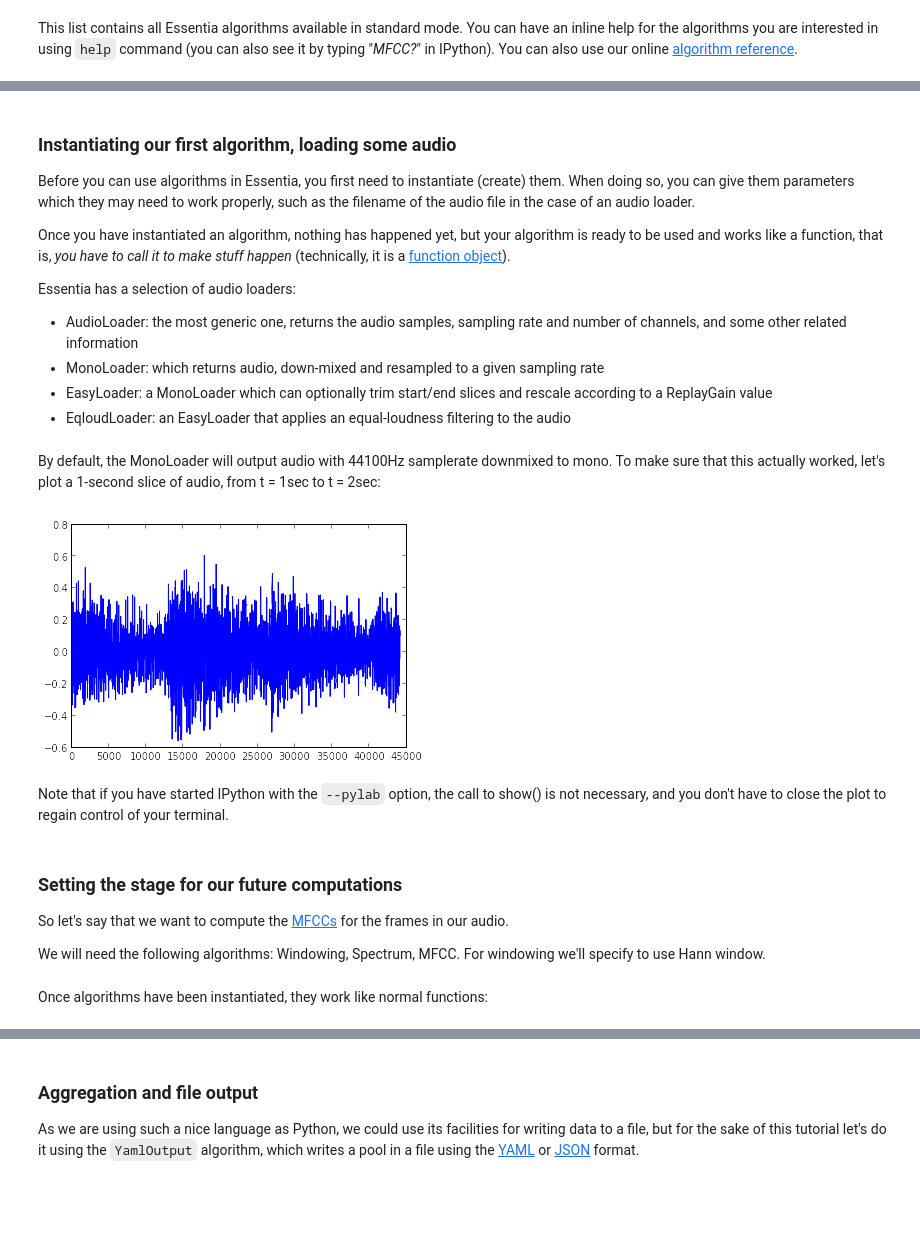
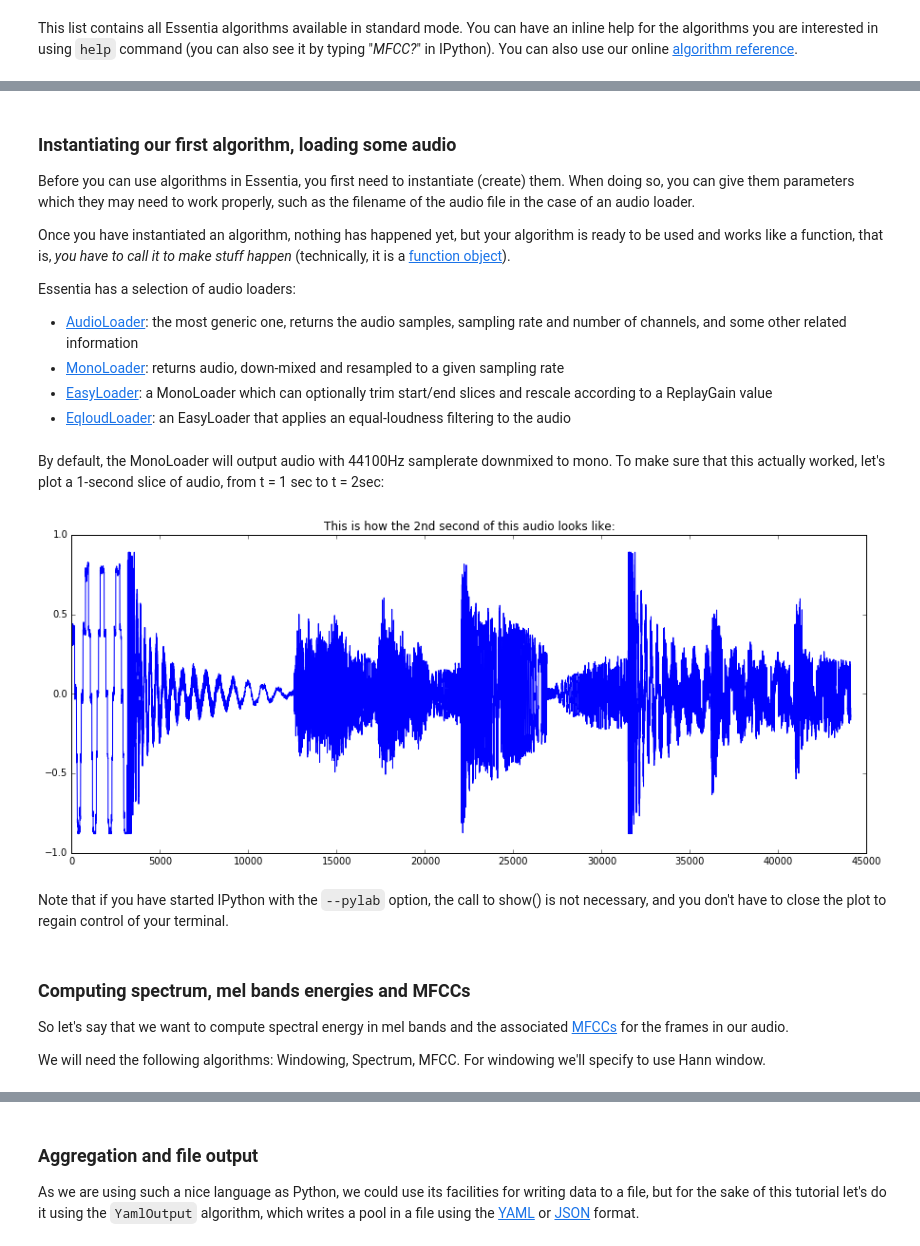
Before and after one commit to MTG/essentia, a Jupyter notebook: src/examples/tutorial/essentia_python_tutorial.ipynb, the cells around one changed output, grey strips where cells are left out. Drawn from its saved outputs; the diff is of its cells as text; code cells hidden in the pictures; blank space fills up the shorter version.

Commit message:
Update python tutorial
- Better plots
- Explain FrameGenerator (closes #424)
- Add links to python code examples
- Add links to documentation for important algorithms
- Small text improvements

```diff
--- a/src/examples/tutorial/essentia_python_tutorial.ipynb
+++ b/src/examples/tutorial/essentia_python_tutorial.ipynb
@@ -73,32 +73,36 @@ Once you have instantiated an algorithm, nothing has happened yet, but your algo
 
 Essentia has a selection of audio loaders:
 
-- AudioLoader: the most generic one, returns the audio samples, sampling rate and number of channels, and some other related information
-- MonoLoader: which returns audio, down-mixed and resampled to a given sampling rate
-- EasyLoader: a MonoLoader which can optionally trim start/end slices and rescale according to a ReplayGain value
-- EqloudLoader: an EasyLoader that applies an equal-loudness filtering to the audio
+- [AudioLoader](http://essentia.upf.edu/documentation/reference/std_AudioLoader.html): the most generic one, returns the audio samples, sampling rate and number of channels, and some other related information
+- [MonoLoader](http://essentia.upf.edu/documentation/reference/std_MonoLoader.html): returns audio, down-mixed and resampled to a given sampling rate
+- [EasyLoader](http://essentia.upf.edu/documentation/reference/std_EasyLoader.html): a MonoLoader which can optionally trim start/end slices and rescale according to a ReplayGain value
+- [EqloudLoader](http://essentia.upf.edu/documentation/reference/std_EqloudLoader.html): an EasyLoader that applies an equal-loudness filtering to the audio
 # %%
 # we start by instantiating the audio loader:
-loader = essentia.standard.MonoLoader(filename='../../../test/audio/recorded/musicbox.wav')
+loader = essentia.standard.MonoLoader(filename='../../../test/audio/recorded/dubstep.wav')
 
 # and then we actually perform the loading:
 audio = loader()
 # %% [markdown]
-By default, the MonoLoader will output audio with 44100Hz samplerate downmixed to mono. To make sure that this actually worked, let's plot a 1-second slice of audio, from t = 1sec to t = 2sec:
+By default, the MonoLoader will output audio with 44100Hz samplerate downmixed to mono. To make sure that this actually worked, let's plot a 1-second slice of audio, from t = 1 sec to t = 2sec:
 # %%
 # pylab contains the plot() function, as well as figure, etc... (same names as Matlab)
 from pylab import plot, show, figure, imshow
+%matplotlib inline
+import matplotlib.pyplot as plt
+plt.rcParams['figure.figsize'] = (15, 6) # set plot sizes to something larger than default
 
 plot(audio[1*44100:2*44100])
+plt.title("This is how the 2nd second of this audio looks like:")
 show() # unnecessary if you started "ipython --pylab"
 # %% [output]
-[figure, old version]
+[figure, new version]
 # %% [markdown]
 Note that if you have started IPython with the ``--pylab`` option, the call to
 show() is not necessary, and you don't have to close the plot to regain control of your terminal.
 # %% [markdown]
-### Setting the stage for our future computations
-So let's say that we want to compute the [MFCCs](http://en.wikipedia.org/wiki/Mel-frequency_cepstral_coefficient) for the frames in our audio.
+### Computing spectrum, mel bands energies and MFCCs
+So let's say that we want to compute spectral energy in mel bands and the associated [MFCCs](http://en.wikipedia.org/wiki/Mel-frequency_cepstral_coefficient) for the frames in our audio.
 
 We will need the following algorithms: Windowing, Spectrum, MFCC. For windowing we'll specify to use Hann window.
 # %%
@@ -106,5 +110,3 @@ We will need the following algorithms: Windowing, Spectrum, MFCC. For windowing
   w = Windowing(type = 'hann')
   spectrum = Spectrum()  # FFT() would return the complex FFT, here we just want the magnitude spectrum
   mfcc = MFCC()
-# %% [markdown]
-Once algorithms have been instantiated, they work like normal functions:
```
Also changed, not shown: parts of 26 cells of this notebook.
